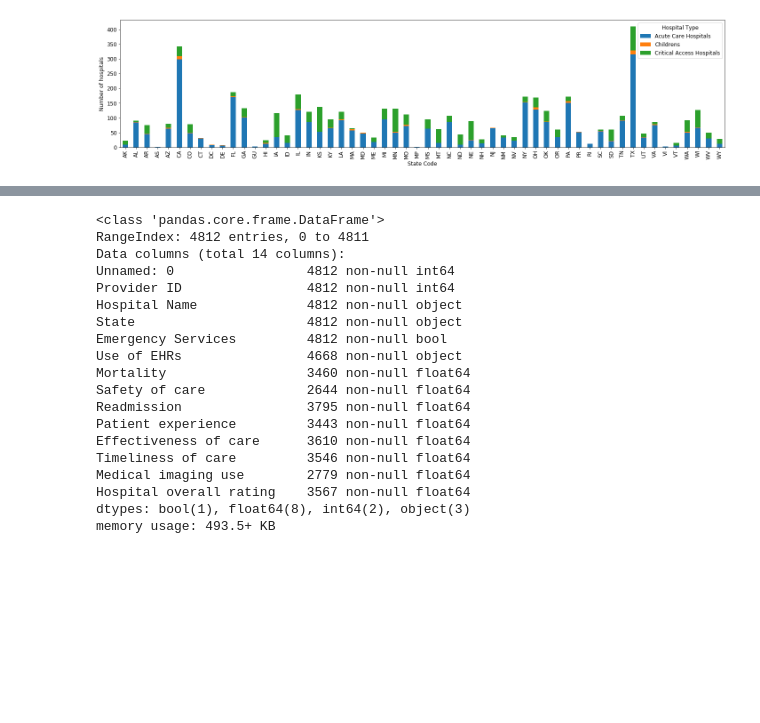
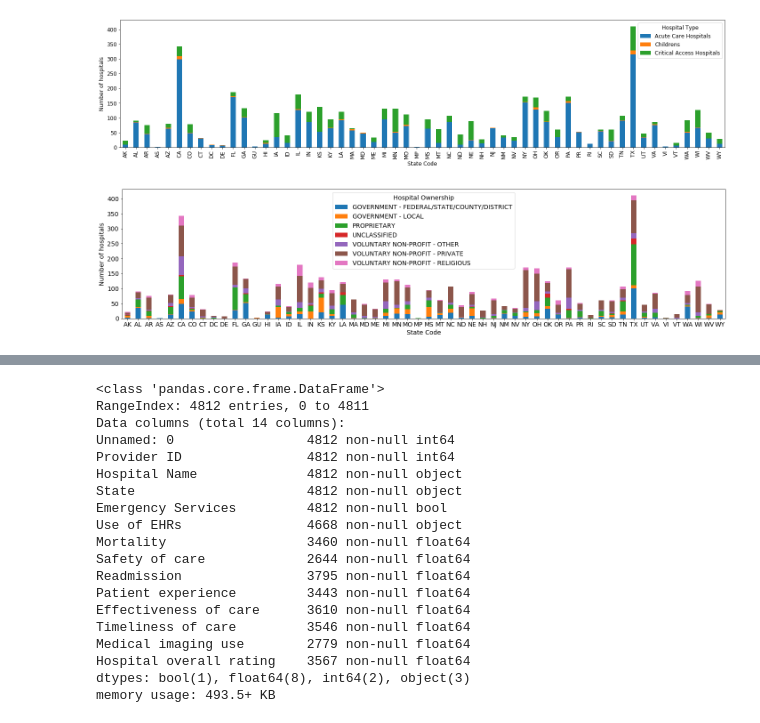
Before and after one commit to NKelly1992/Project-1---Medical-Deserts, a Jupyter notebook: data_explore_4.ipynb, the cells around one changed output, grey strips where cells are left out. Saved outputs shown, nothing was run; the diff lists cells and outputs as text; code cells hidden in the pictures; blank space fills up the shorter version.

```diff
--- a/data_explore_4.ipynb
+++ b/data_explore_4.ipynb
@@ -299,3 +289,18 @@ plt.tight_layout()
 plt.show()
 # %% [output]
 [figure]
+# %%
+stacked_plot_2 = hosp_info.groupby(['State', 'Hospital Ownership'])['State'].count().unstack('Hospital Ownership')
+# %%
+fig, ax = plt.subplots(figsize=(20, 5))
+
+stacked_plot_2.plot(kind='bar', ax=ax,stacked=True)
+plt.rcParams["font.size"] = "14"
+plt.xlabel("State Code")
+plt.ylabel("Number of hospitals")
+plt.xticks(rotation=0, ha='center')
+plt.tight_layout()
+plt.savefig("hosp_owner.png")
+plt.show()
+# %% [output]
+[figure, added]
```
Also changed, not shown: parts of 15 cells of this notebook, 12 other files.
